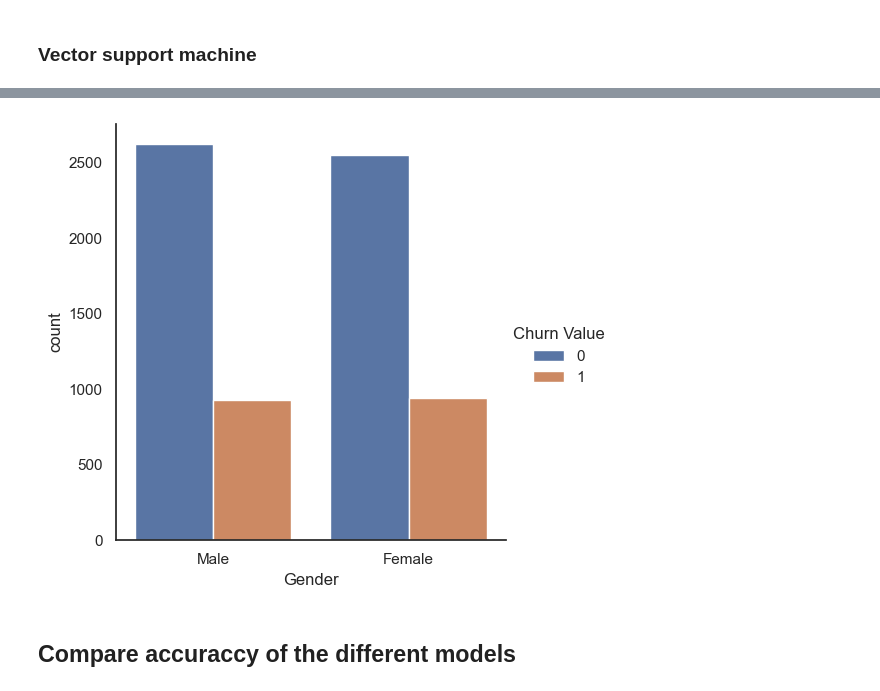
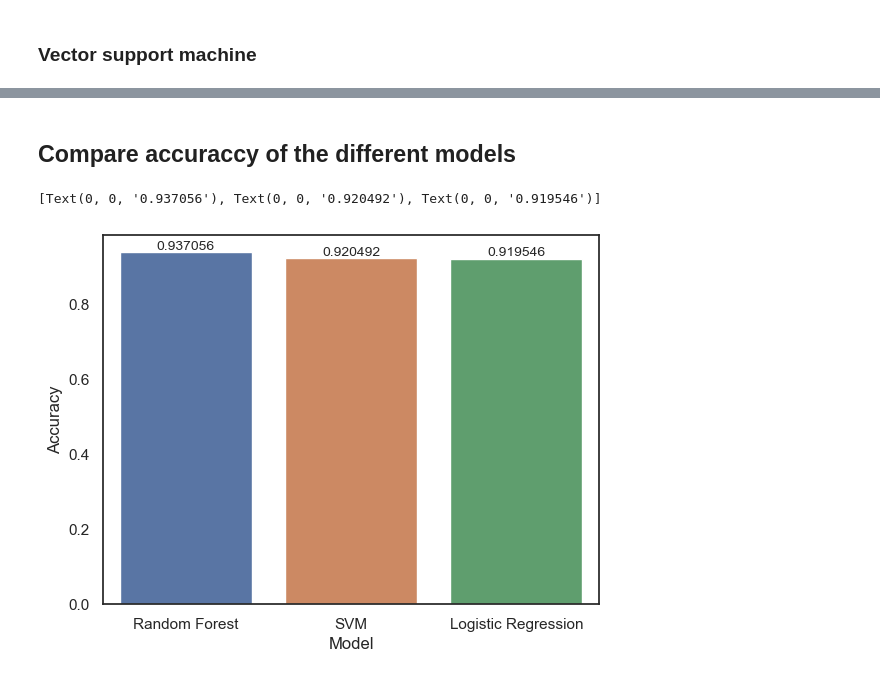
Before and after one commit to JulieMuller/AI-mini-project, a Jupyter notebook: Churn/Churn.ipynb, the cells around one changed output, grey strips where cells are left out. Cells and saved outputs as stored; diff of their text form; code cells hidden in the pictures.

```diff
--- a/Churn/Churn.ipynb
+++ b/Churn/Churn.ipynb
@@ -415,2 +437,31 @@ weights.sort_values(ascending=False)[1:10].plot(kind = 'barh')
 # %% [markdown]
 ### Vector support machine
+# %%
+from sklearn.svm import SVC
+# Create an SVM model
+svm_model = SVC()
+
+# Define the hyperparameter grid
+param_grid = {
+    'C': [0.1, 1, 10, 100],
+    'kernel': ['linear', 'rbf', 'poly', 'sigmoid'],
+    'gamma': ['scale', 'auto']  # For 'rbf', 'poly', and 'sigmoid' kernels
+}
+
+# Create GridSearchCV object
+grid_search = GridSearchCV(estimator=svm_model, param_grid=param_grid, cv=3, scoring='accuracy')
+
+# Fit the data to perform the grid search
+grid_search.fit(X_train, y_train)
+
+# Get the best parameters
+best_params = grid_search.best_params_
+
+# Get the best SVM model
+best_svm_model = grid_search.best_estimator_
+
+# Evaluate the model on the test set
+accuracy_svm = best_svm_model.score(X_test, y_test)
+
+print("Best Parameters:", best_params)
+print("Test Set Accuracy:", accuracy_svm)
@@ -446,8 +498,10 @@ NameError: name 'pred_vsm' is not defined
-# %%
-ax1 = sns.catplot(x="Gender", kind="count", hue="Churn Value", data=df,
-                  estimator=lambda x: sum(x==0)*100.0/len(x))
-#ax1.yaxis.set_major_formatter(mtick.PercentFormatter())
-# %% [output]
-[figure, removed]
 # %% [markdown]
 ## Compare accuraccy of the different models
+# %%
+accuracy_dict = {"Model":["Random Forest", "Logistic Regression", "SVM"],"Accuracy": [accuracy_rf, accuracy_lr, accuracy_svm]}
+accuracy_df = pd.DataFrame(accuracy_dict).sort_values(by="Accuracy", ascending=False)
+ax = sns.barplot(accuracy_df, x="Model", y="Accuracy", estimator="sum", errorbar=None)
+ax.bar_label(ax.containers[0], fontsize=10)
+# %% [output]
+[Text(0, 0, '0.937056'), Text(0, 0, '0.920492'), Text(0, 0, '0.919546')]
+[figure, added]
```
Also changed, not shown: parts of 51 cells of this notebook, 9 other files.
